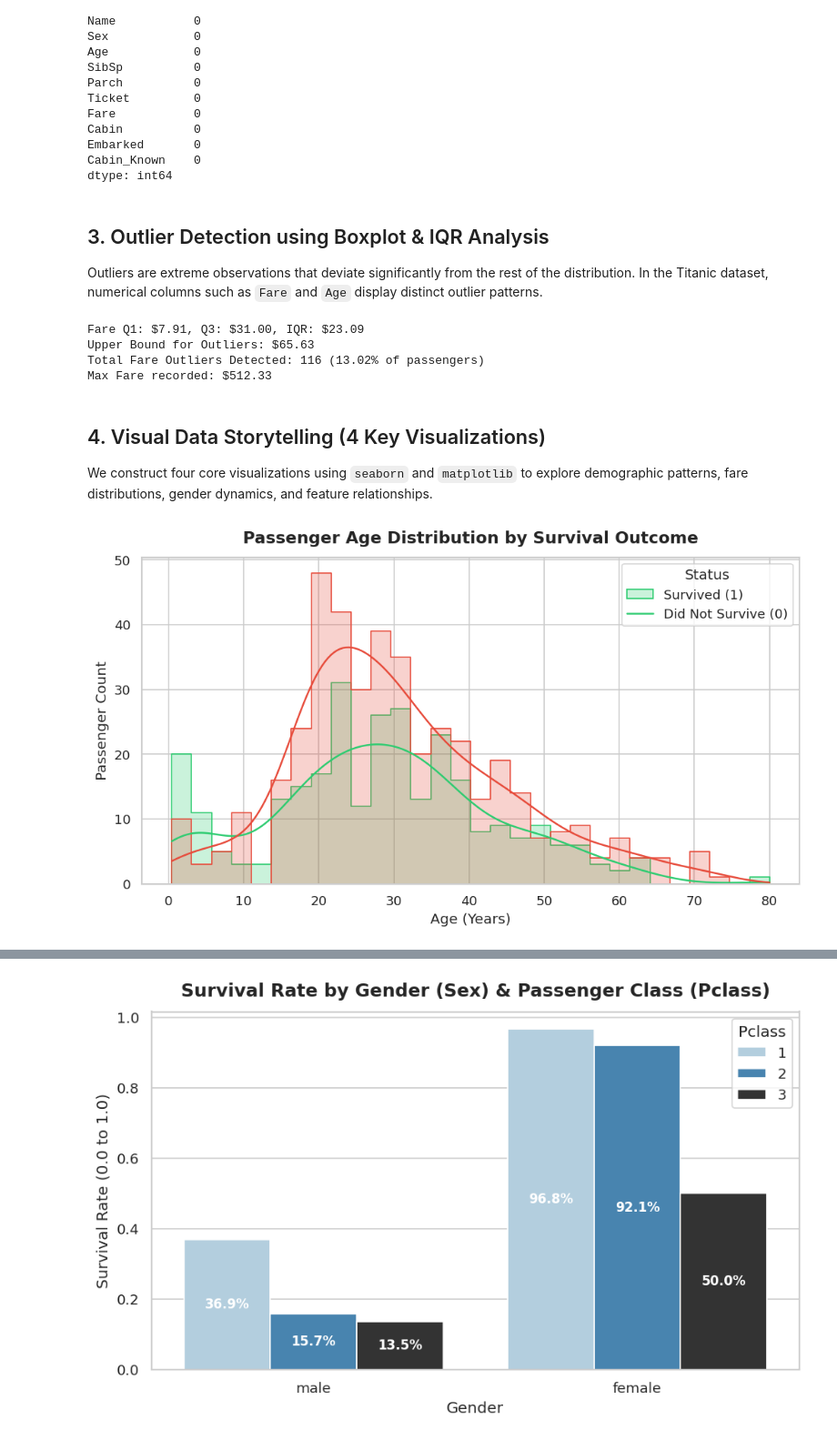
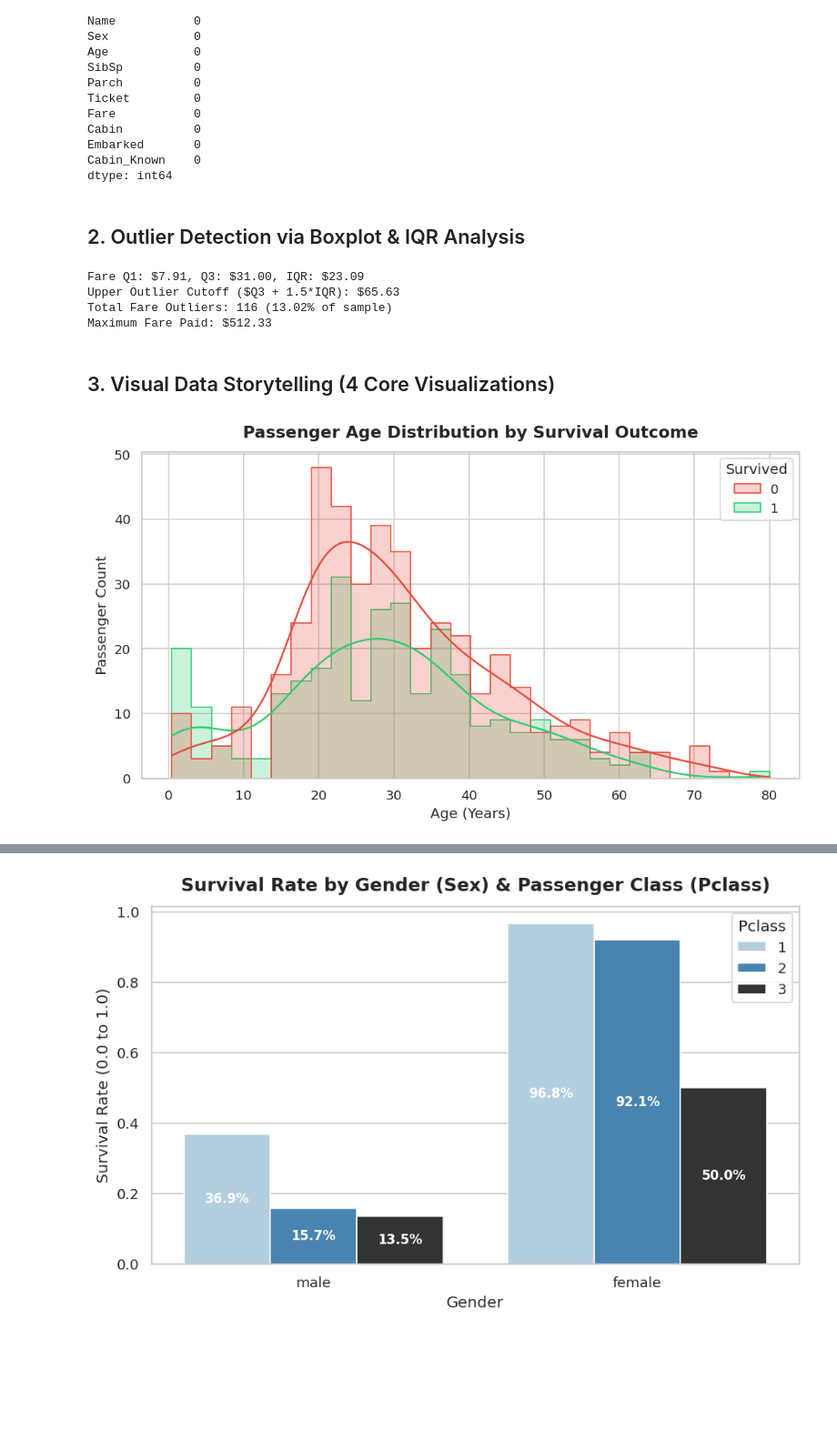
Before and after one commit to MrRaoHamza/neurofive-ml-track, a Jupyter notebook: tasks/Task-02-Cleaning-and-Visualization/Task_02_Data_Cleaning_Visualizations.ipynb, the cells around one changed output, grey strips where cells are left out. Shown at 91% size. Cells and saved outputs as stored; diff of their text form; code cells hidden in the pictures; blank space fills up the shorter version.

Commit message:
refactor: restructure repository into clean professional data science folder architecture

```diff
--- a/eda_titanic.ipynb
+++ b/tasks/Task-02-Cleaning-and-Visualization/Task_02_Data_Cleaning_Visualizations.ipynb
@@ -11,14 +14,9 @@ import numpy as np
 import matplotlib.pyplot as plt
 import seaborn as sns
 
-# Configure plot aesthetics
 sns.set_theme(style="whitegrid", palette="muted")
 plt.rcParams['figure.dpi'] = 120
-print(f"Pandas version: {pd.__version__}")
-print(f"NumPy version: {np.__version__}")
+df = pd.read_csv('../../data/titanic.csv')
 # %% [output]
 Pandas version: 2.2.3
 NumPy version: 2.1.2
-# %%
-df = pd.read_csv('titanic.csv')
-print(f"Loaded dataset: {df.shape[0]} rows, {df.shape[1]} columns.")
@@ -84,16 +30,7 @@ df.describe()
 # %%
-# Create clean working copy
 df_clean = df.copy()
-
-# 1. Impute Age with median
-median_age = df_clean['Age'].median()
-df_clean['Age'] = df_clean['Age'].fillna(median_age)
-
-# 2. Impute Embarked with mode
-mode_embarked = df_clean['Embarked'].mode()[0]
-df_clean['Embarked'] = df_clean['Embarked'].fillna(mode_embarked)
-
-# 3. Create Cabin_Known binary indicator
+df_clean['Age'] = df_clean['Age'].fillna(df_clean['Age'].median())
+df_clean['Embarked'] = df_clean['Embarked'].fillna(df_clean['Embarked'].mode()[0])
 df_clean['Cabin_Known'] = df_clean['Cabin'].notnull().astype(int)
 df_clean['Cabin'] = df_clean['Cabin'].fillna('Unknown')
 
@@ -115,40 +52,34 @@ Cabin          0
 Embarked       0
 Cabin_Known    0
 dtype: int64
-# %% [markdown]
-## 3. Outlier Detection using Boxplot & IQR Analysis
-
-Outliers are extreme observations that deviate significantly from the rest of the distribution. In the Titanic dataset, numerical columns such as `Fare` and `Age` display distinct outlier patterns.
+# %% [markdown]
+## 2. Outlier Detection via Boxplot & IQR Analysis
 # %%
-# Calculate Interquartile Range (IQR) for Fare
 Q1 = df_clean['Fare'].quantile(0.25)
 Q3 = df_clean['Fare'].quantile(0.75)
 IQR = Q3 - Q1
-upper_bound = Q3 + 1.5 * IQR
-lower_bound = Q1 - 1.5 * IQR
+upper_cutoff = Q3 + 1.5 * IQR
+outliers = df_clean[df_clean['Fare'] > upper_cutoff]
 
-outliers = df_clean[(df_clean['Fare'] < lower_bound) | (df_clean['Fare'] > upper_bound)]
 print(f"Fare Q1: ${Q1:.2f}, Q3: ${Q3:.2f}, IQR: ${IQR:.2f}")
-print(f"Upper Bound for Outliers: ${upper_bound:.2f}")
-print(f"Total Fare Outliers Detected: {len(outliers)} ({len(outliers)/len(df_clean)*100:.2f}% of passengers)")
-print(f"Max Fare recorded: ${df_clean['Fare'].max():.2f}")
+print(f"Upper Outlier Cutoff ($Q3 + 1.5*IQR): ${upper_cutoff:.2f}")
+print(f"Total Fare Outliers: {len(outliers)} ({(len(outliers)/len(df_clean))*100:.2f}% of sample)")
+print(f"Maximum Fare Paid: ${df_clean['Fare'].max():.2f}")
 # %% [output]
 Fare Q1: $7.91, Q3: $31.00, IQR: $23.09
-Upper Bound for Outliers: $65.63
-Total Fare Outliers Detected: 116 (13.02% of passengers)
-Max Fare recorded: $512.33
+Upper Outlier Cutoff ($Q3 + 1.5*IQR): $65.63
+Total Fare Outliers: 116 (13.02% of sample)
+Maximum Fare Paid: $512.33
-# %% [markdown]
-## 4. Visual Data Storytelling (4 Key Visualizations)
-
-We construct four core visualizations using `seaborn` and `matplotlib` to explore demographic patterns, fare distributions, gender dynamics, and feature relationships.
+# %% [markdown]
+## 3. Visual Data Storytelling (4 Core Visualizations)
 # %%
-# 1. Histogram: Age Distribution by Survival Status
+# 1. Histogram: Age Distribution by Survival Outcome
 plt.figure(figsize=(10, 5))
 sns.histplot(data=df_clean, x='Age', hue='Survived', kde=True, bins=30, palette={0: '#e74c3c', 1: '#2ecc71'}, element='step')
-plt.title('1. Passenger Age Distribution by Survival Status', fontsize=14, fontweight='bold')
+plt.title('1. Passenger Age Distribution by Survival Outcome', fontsize=14, fontweight='bold')
 plt.xlabel('Age (Years)')
 plt.ylabel('Passenger Count')
 plt.show()
 # %% [output]
-[figure, old version]
+[figure, new version]
 # %%
```
Also changed, not shown: parts of 12 cells of this notebook, 15 other files.
